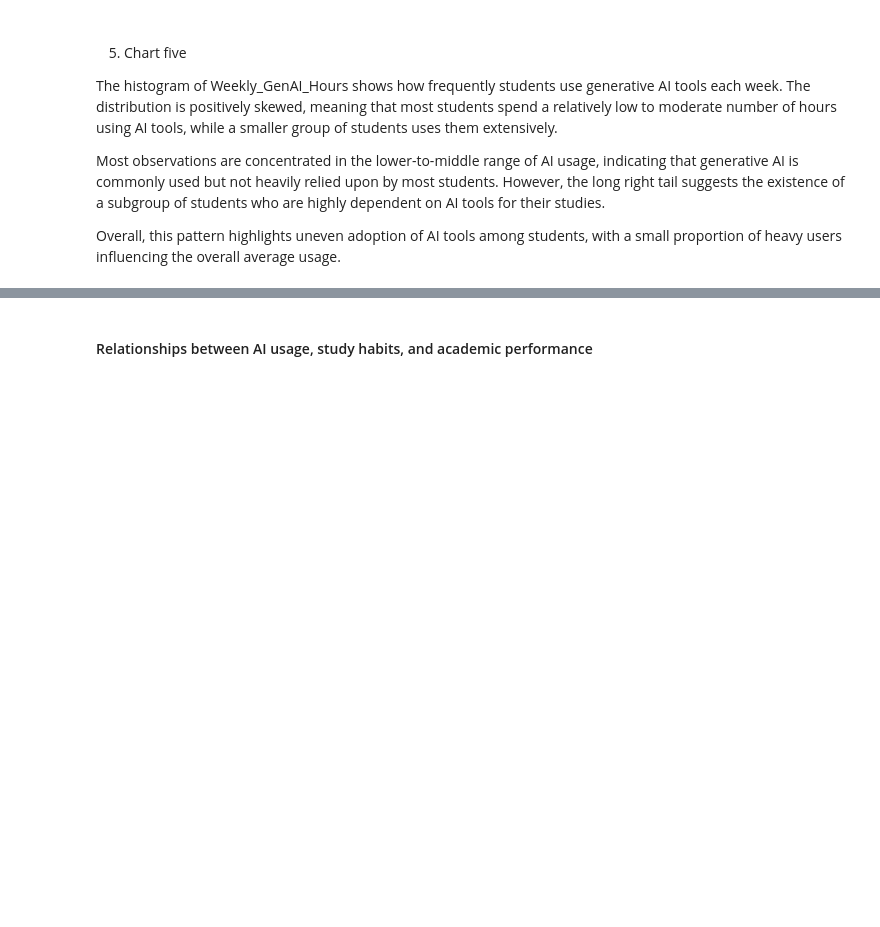
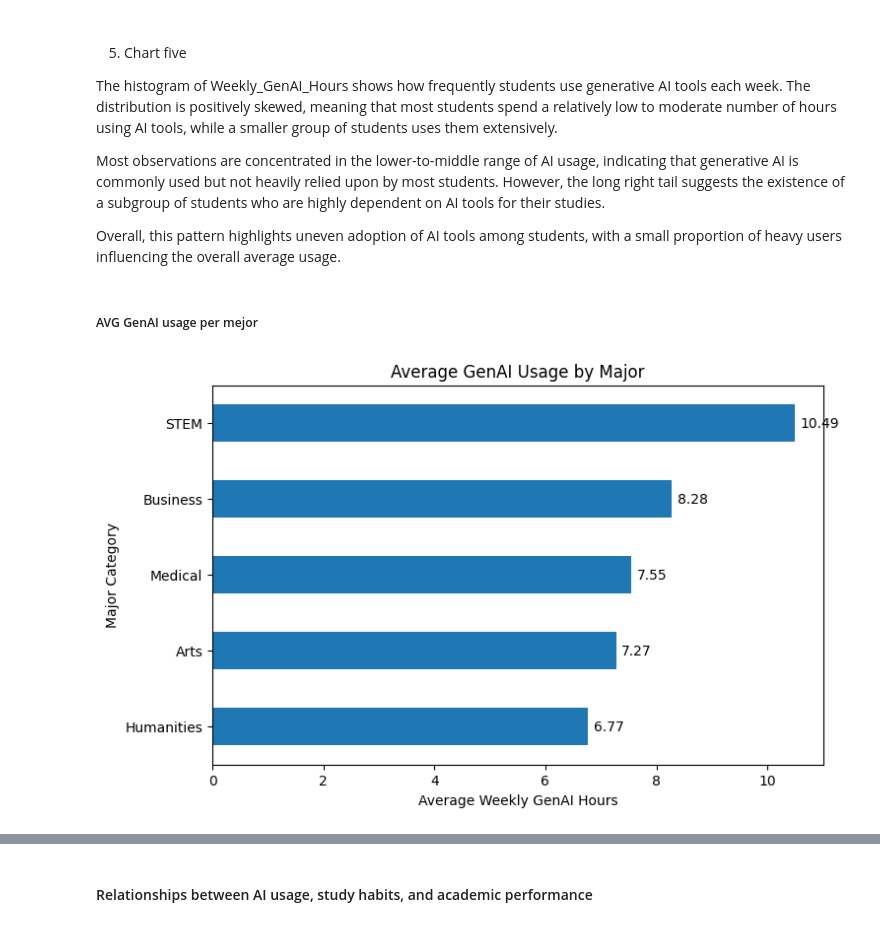
Before and after one commit to Murtazahaidari89/Impact-of-Ai-on-Students-MFR-project-data-analytics-course-, a Jupyter notebook: project.ipynb, the cells around one changed output, grey strips where cells are left out. Drawn from its saved outputs; the diff is of its cells as text; code cells hidden in the pictures; blank space fills up the shorter version.

Commit message:
Changed graph and summary

```diff
--- a/project.ipynb
+++ b/project.ipynb
@@ -523,3 +535,26 @@ The histogram of Weekly_GenAI_Hours shows how frequently students use generative
 Most observations are concentrated in the lower-to-middle range of AI usage, indicating that generative AI is commonly used but not heavily relied upon by most students. However, the long right tail suggests the existence of a subgroup of students who are highly dependent on AI tools for their studies.
 
 Overall, this pattern highlights uneven adoption of AI tools among students, with a small proportion of heavy users influencing the overall average usage.
+# %% [markdown]
+##### AVG GenAI usage per mejor
+# %%
+avg_hours = (
+    df.groupby("Major_Category")["Weekly_GenAI_Hours"]
+      .mean()
+      .sort_values()
+)
+
+# Create the plot
+ax = avg_hours.plot(kind="barh", figsize=(8,5))
+
+# Add values to each bar
+for i, value in enumerate(avg_hours):
+    plt.text(value + 0.1, i, f"{value:.2f}", va='center')
+
+plt.xlabel("Average Weekly GenAI Hours")
+plt.ylabel("Major Category")
+plt.title("Average GenAI Usage by Major")
+
+plt.show()
+# %% [output]
+[figure, added]
```
Also changed, not shown: parts of 14 cells of this notebook, 1 other file.
